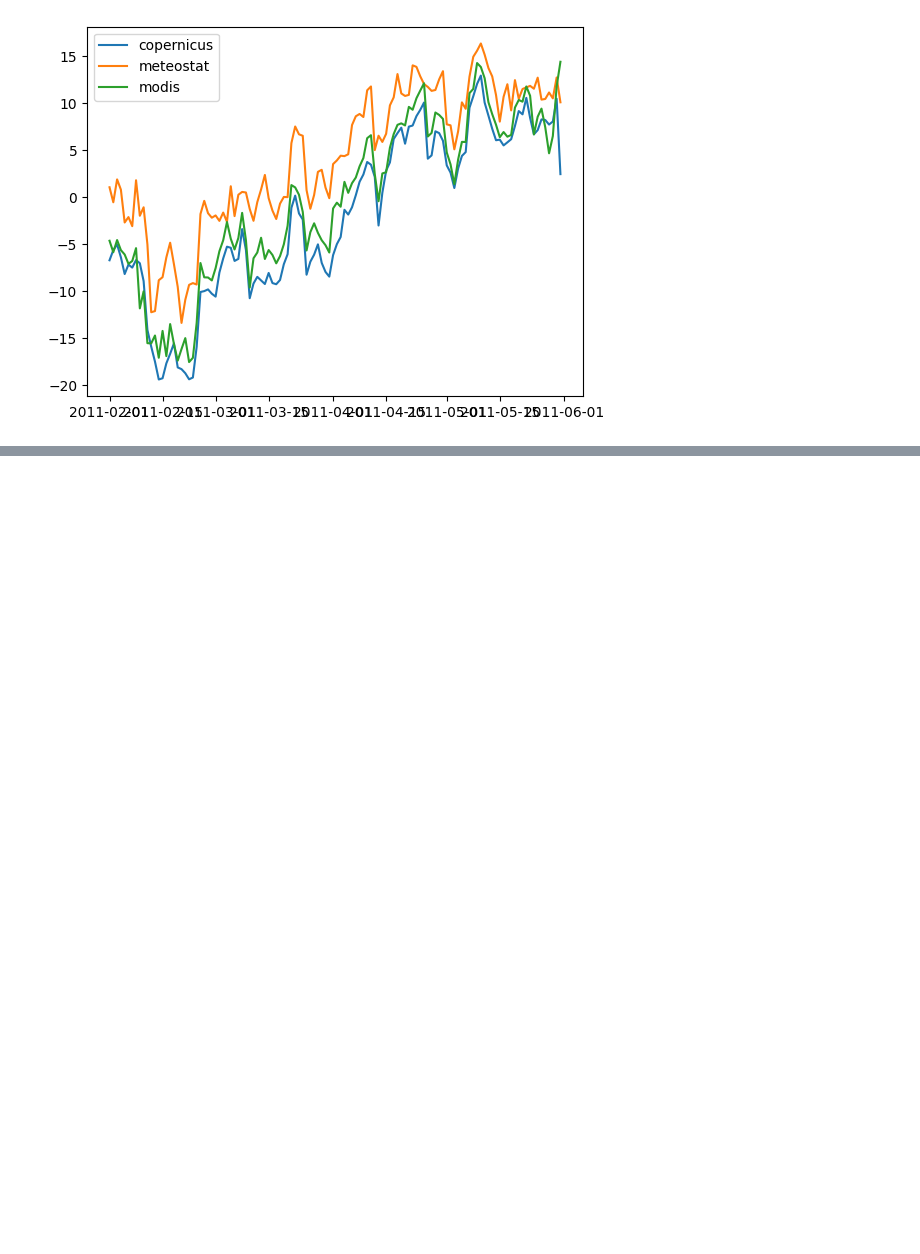
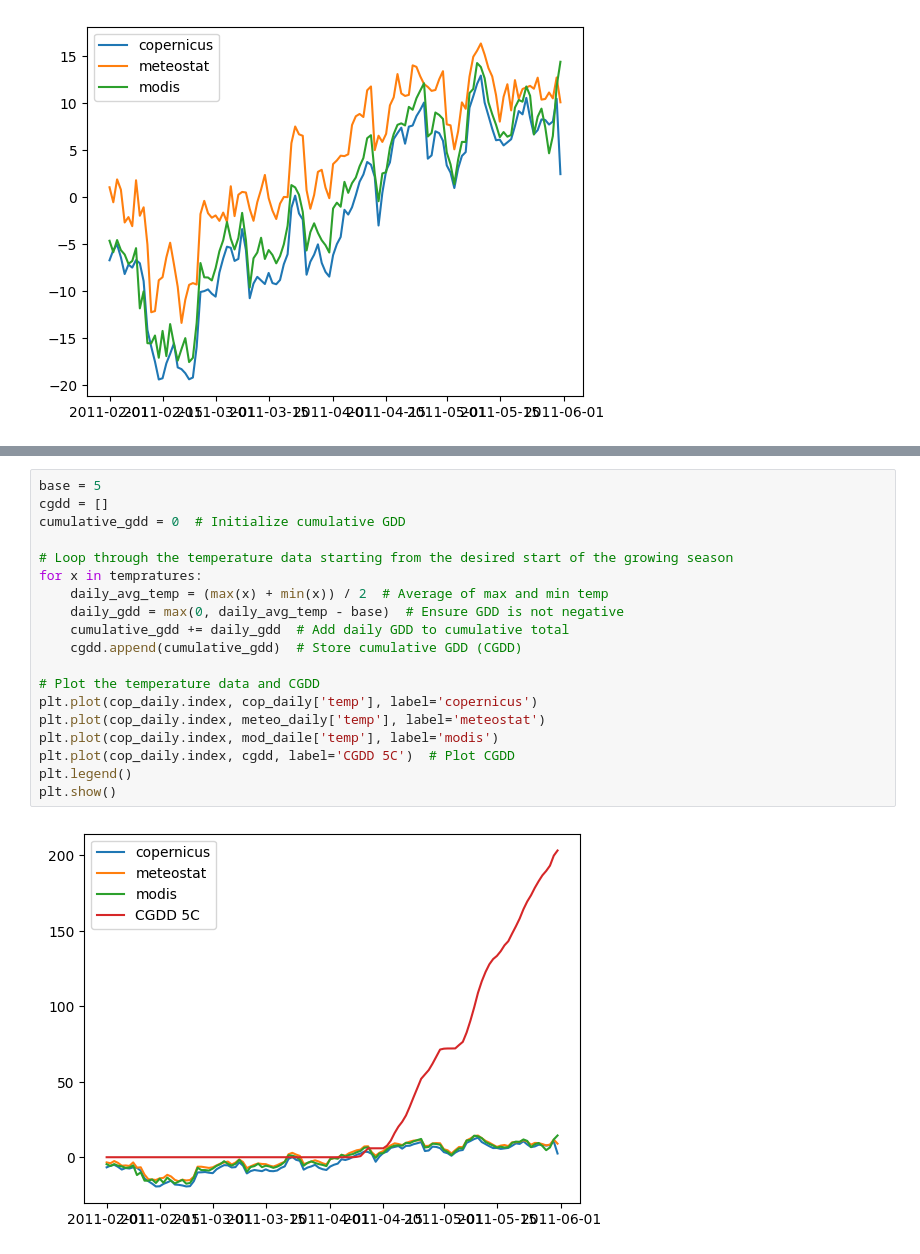
Before and after one commit to erikhalt/Hackathon, a Jupyter notebook: erik/aaa.ipynb, the cells around one changed output, grey strips where cells are left out. Drawn from its saved outputs; the diff is of its cells as text; blank space fills up the shorter version.

```diff
--- a/erik/aaa.ipynb
+++ b/erik/aaa.ipynb
@@ -78,0 +131,21 @@ plt.show()
+# %%
+base = 5
+cgdd = []
+cumulative_gdd = 0  # Initialize cumulative GDD
+
+# Loop through the temperature data starting from the desired start of the growing season
+for x in tempratures:
+    daily_avg_temp = (max(x) + min(x)) / 2  # Average of max and min temp
+    daily_gdd = max(0, daily_avg_temp - base)  # Ensure GDD is not negative
+    cumulative_gdd += daily_gdd  # Add daily GDD to cumulative total
+    cgdd.append(cumulative_gdd)  # Store cumulative GDD (CGDD)
+
+# Plot the temperature data and CGDD
+plt.plot(cop_daily.index, cop_daily['temp'], label='copernicus')
+plt.plot(cop_daily.index, meteo_daily['temp'], label='meteostat')
+plt.plot(cop_daily.index, mod_daile['temp'], label='modis')
+plt.plot(cop_daily.index, cgdd, label='CGDD 5C')  # Plot CGDD
+plt.legend()
+plt.show()
+# %% [output]
+[figure, added]
```
Also changed, not shown: parts of 10 cells of this notebook.
